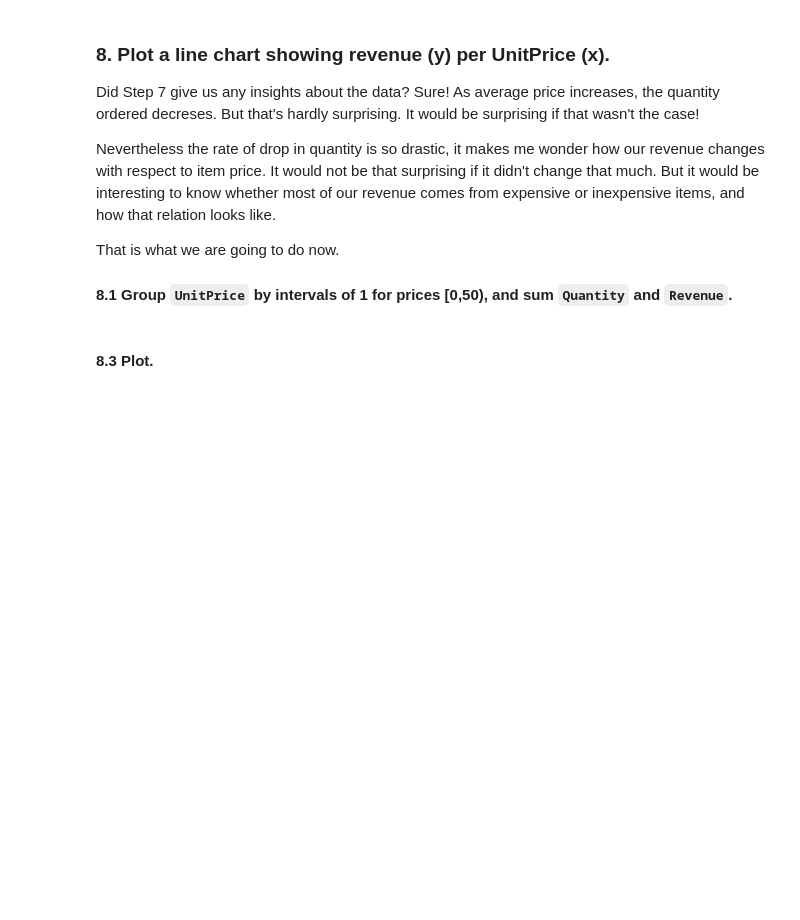
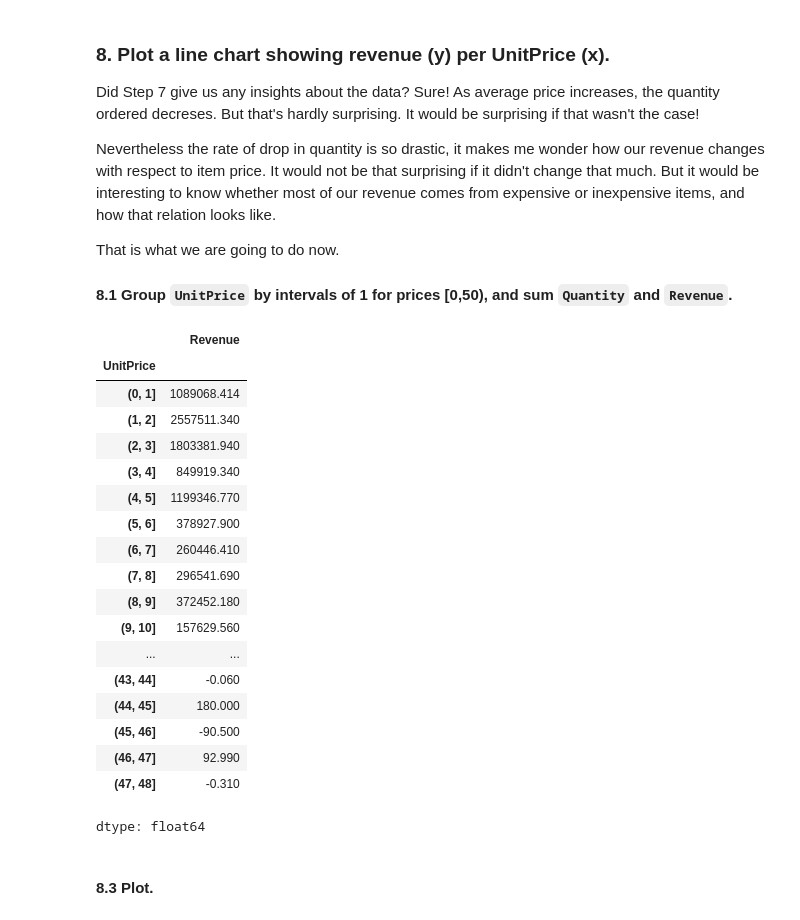
Before and after one commit to SarikayaBB/pandas_exercises, a Jupyter notebook: 07_Visualization/Online_Retail/Exercises.ipynb, the cells around one changed output. Cells and saved outputs as stored; diff of their text form; code cells hidden in the pictures; blank space fills up the shorter version.

```diff
--- a/07_Visualization/Online_Retail/Exercises.ipynb
+++ b/07_Visualization/Online_Retail/Exercises.ipynb
@@ -283,5 +281,33 @@ Nevertheless the rate of drop in quantity is so drastic, it makes me wonder how
 That is what we are going to do now.
 
 #### 8.1 Group `UnitPrice` by intervals of 1 for prices [0,50), and sum `Quantity` and `Revenue`.
+# %%
+price_start = 0
+price_end = 50
+price_interval = 1
+buckets = np.arange(price_start,price_end,price_interval)
+
+grouped_unit = online_rt.groupby(pd.cut(online_rt.UnitPrice,buckets),observed=True).Revenue.sum()
+grouped_unit
+# %% [output]
+|  | Revenue |
+| UnitPrice |  |
+| (0, 1] | 1089068.414 |
+| (1, 2] | 2557511.340 |
+| (2, 3] | 1803381.940 |
+| (3, 4] | 849919.340 |
+| (4, 5] | 1199346.770 |
+| (5, 6] | 378927.900 |
+| (6, 7] | 260446.410 |
+| (7, 8] | 296541.690 |
+| (8, 9] | 372452.180 |
+| (9, 10] | 157629.560 |
+| ... | ... |
+| (43, 44] | -0.060 |
+| (44, 45] | 180.000 |
+| (45, 46] | -90.500 |
+| (46, 47] | 92.990 |
+| (47, 48] | -0.310 |
+dtype: float64
 # %% [markdown]
 #### 8.3 Plot.
```
Also changed, not shown: parts of 7 cells of this notebook.
